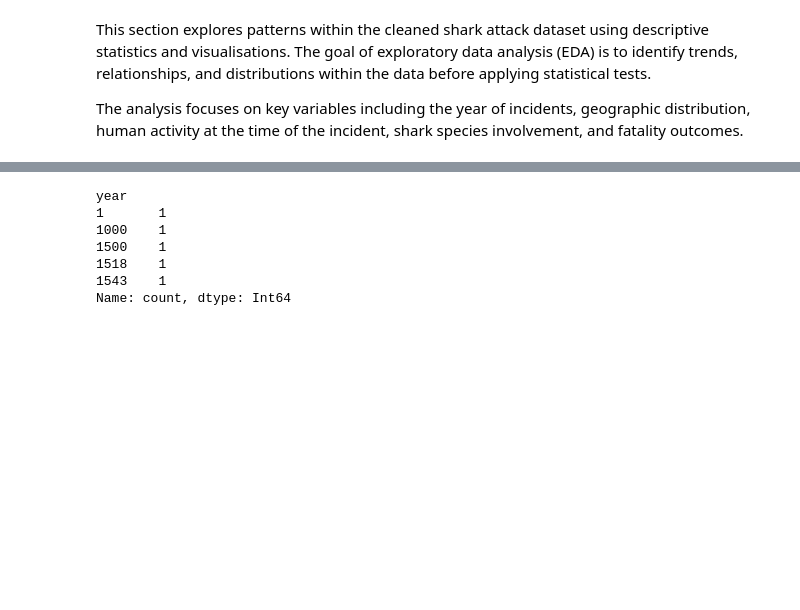
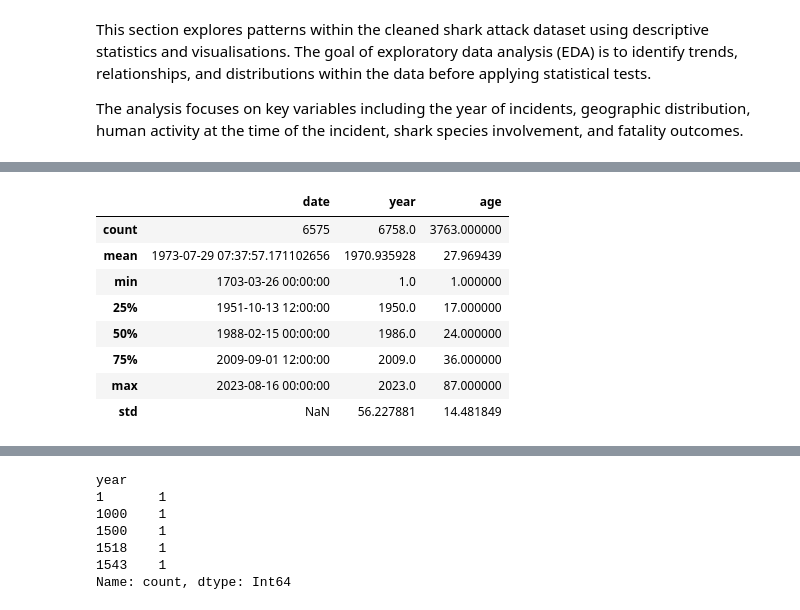
Before and after one commit to szm2701/shark-attack-data-dashboard, a Jupyter notebook: jupyter_notebooks/shark_attack_analysis.ipynb, the cells around one changed output, grey strips where cells are left out. Saved outputs shown, nothing was run; the diff lists cells and outputs as text; code cells hidden in the pictures; blank space fills up the shorter version.

```diff
--- a/jupyter_notebooks/shark_attack_analysis.ipynb
+++ b/jupyter_notebooks/shark_attack_analysis.ipynb
@@ -915,0 +922,15 @@ The analysis focuses on key variables including the year of incidents, geographi
+# %%
+# Generate descriptive statistics for numerical variables.
+# This provides summary statistics such as the count, mean,standard deviation, minimum, and maximum values.
+
+df.describe()
+# %% [output]
+|  | date | year | age |
+| count | 6575 | 6758.0 | 3763.000000 |
+| mean | 1973-07-29 07:37:57.171102656 | 1970.935928 | 27.969439 |
+| min | 1703-03-26 00:00:00 | 1.0 | 1.000000 |
+| 25% | 1951-10-13 12:00:00 | 1950.0 | 17.000000 |
+| 50% | 1988-02-15 00:00:00 | 1986.0 | 24.000000 |
+| 75% | 2009-09-01 12:00:00 | 2009.0 | 36.000000 |
+| max | 2023-08-16 00:00:00 | 2023.0 | 87.000000 |
+| std | NaN | 56.227881 | 14.481849 |
```
Also changed, not shown: parts of 7 cells of this notebook.
